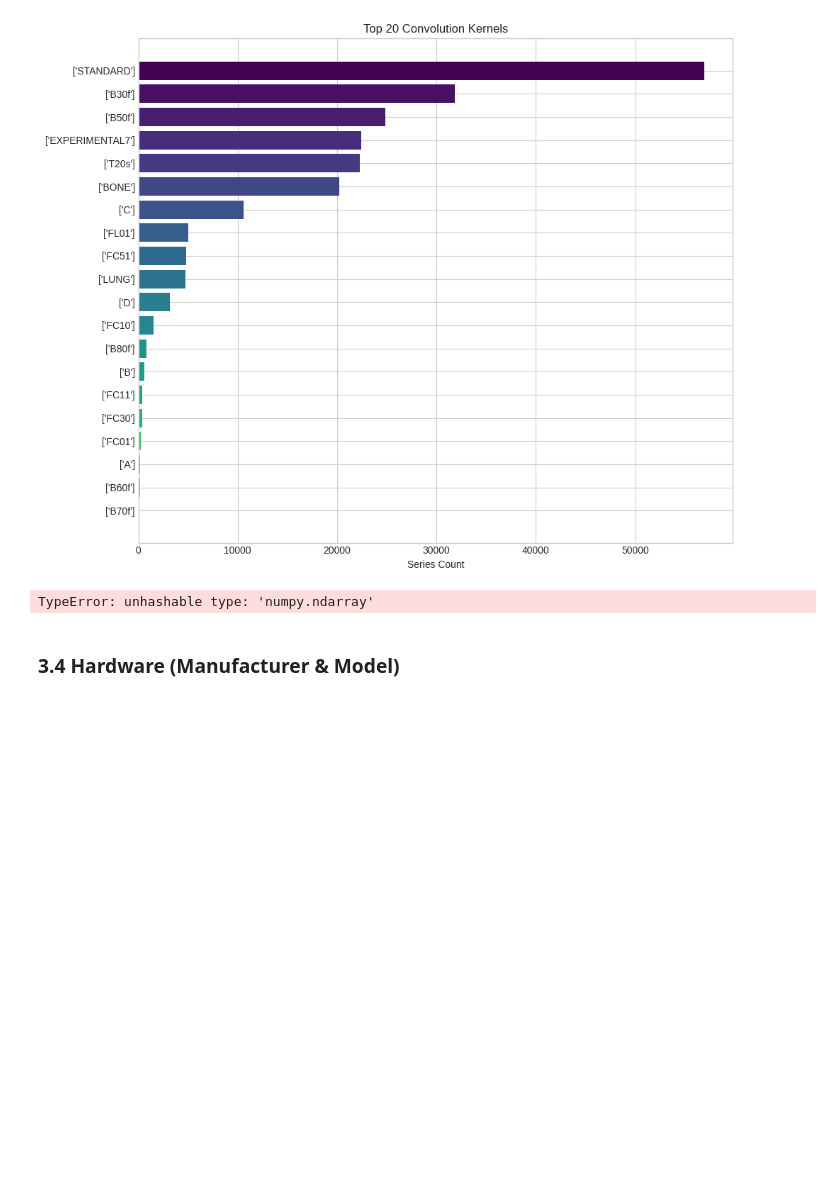
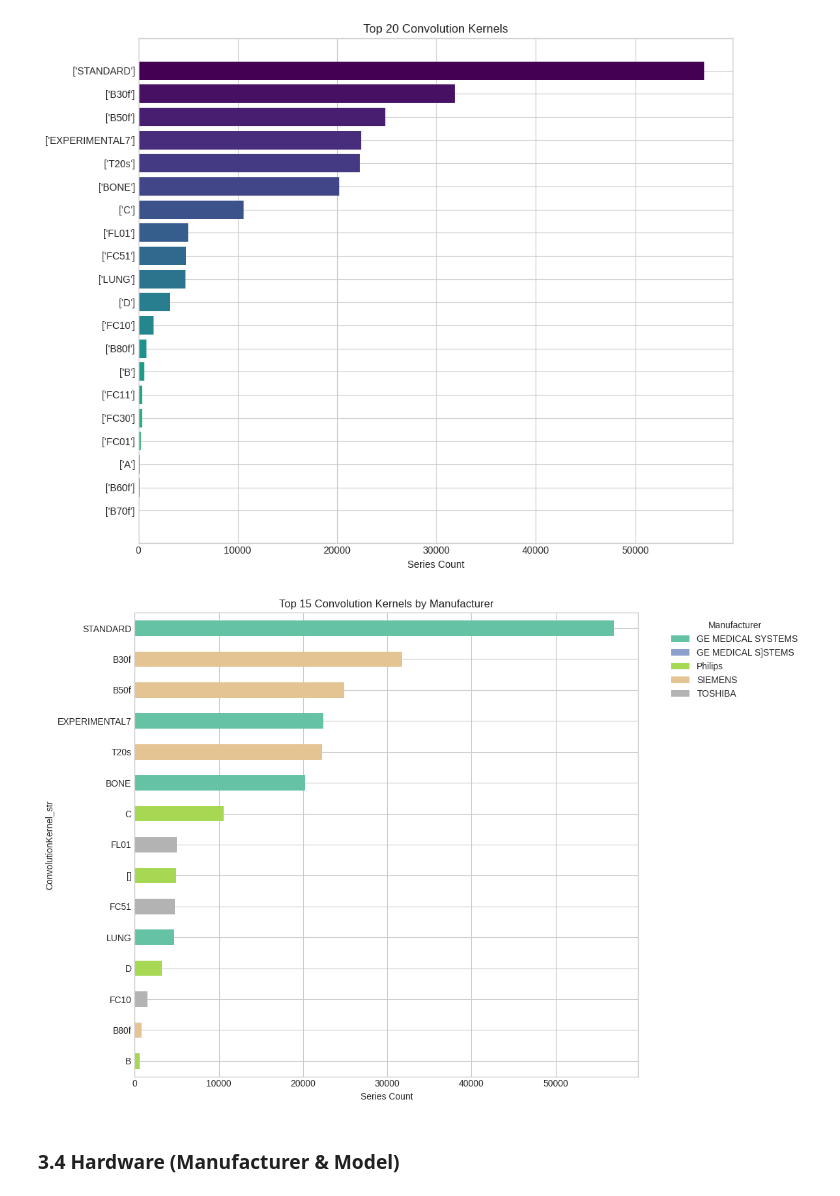
Before and after one commit to fedorov/nlst-exploration, a Jupyter notebook: nlst_ct_acquisition_analysis.ipynb, the cells around one changed output. Drawn from its saved outputs; the diff is of its cells as text; code cells hidden in the pictures; blank space fills up the shorter version.

```diff
--- a/nlst_ct_acquisition_analysis.ipynb
+++ b/nlst_ct_acquisition_analysis.ipynb
@@ -522,20 +545,26 @@ plt.show()
 [figure]
 # %%
 # Kernels by manufacturer (stacked)
-kernel_mfr = series_df.groupby(['ConvolutionKernel', 'Manufacturer']).size().unstack(fill_value=0)
-top_kernel_mfr = kernel_mfr.loc[kernel_counts.head(15).index]
+# Convert ConvolutionKernel entries to hashable strings
+series_df['ConvolutionKernel_str'] = series_df['ConvolutionKernel'].apply(lambda x: x[0] if isinstance(x, np.ndarray) and len(x) > 0 else str(x))
+
+kernel_mfr = series_df.groupby(['ConvolutionKernel_str', 'Manufacturer']).size().unstack(fill_value=0)
+
+# Ensure top_kernels from the previous cell is also based on the string representation
+kernel_counts_str = series_df['ConvolutionKernel_str'].value_counts()
+top_kernel_mfr = kernel_mfr.loc[kernel_counts_str.head(15).index]
 
 fig, ax = plt.subplots(figsize=(12, 8))
 top_kernel_mfr.plot(kind='barh', stacked=True, ax=ax, colormap='Set2')
 ax.set_xlabel('Series Count')
 ax.set_title('Top 15 Convolution Kernels by Manufacturer')
 ax.legend(title='Manufacturer', bbox_to_anchor=(1.05, 1), loc='upper left')
 ax.invert_yaxis()
 
 plt.tight_layout()
 plt.show()
 # %% [output]
-TypeError: unhashable type: 'numpy.ndarray'
+[figure, added]
 # %% [markdown]
 ### 3.4 Hardware (Manufacturer & Model)
 # %%
```
Also changed, not shown: parts of 28 cells of this notebook, 1 other file.
